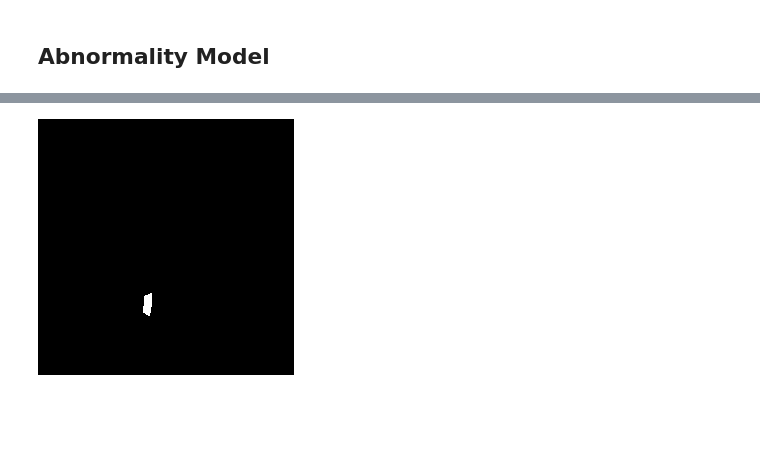
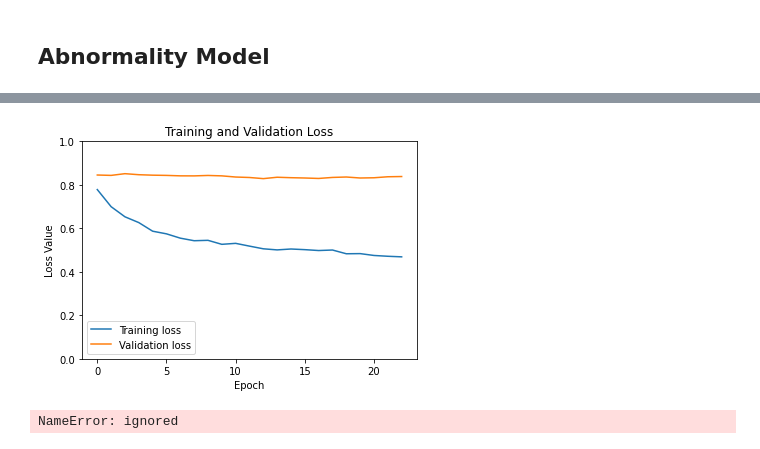
Before and after one commit to dmunger27/dental-xray-segmentation, a Jupyter notebook: Model_Training.ipynb, the cells around one changed output, grey strips where cells are left out. Drawn from its saved outputs; the diff is of its cells as text; code cells hidden in the pictures; blank space fills up the shorter version.

```diff
--- a/Model_Training.ipynb
+++ b/Model_Training.ipynb
@@ -318,20 +308,17 @@ model_ab = unet_model(0.1)
 # %%
-# Compile and train the model for tooth detection
+base.trainable = True
 #keras.backend.clear_session()
-base.trainable = True
-opt = keras.optimizers.Nadam(learning_rate=0.001)
-model_ab.compile(optimizer=opt, loss=focal_tversky_loss, metrics=[keras.metrics.Precision(), keras.metrics.Recall(), keras.metrics.MeanIoU(num_classes=2)])
 # Save best model
 callback = [
     keras.callbacks.ModelCheckpoint("abnormality_segmentation.keras",
                                     save_best_only=True),
     keras.callbacks.EarlyStopping(monitor="val_loss",
-                                  patience=20)
-
+                                  patience=10)
 ]
-
-# Fit the model
-ab_model = model_ab.fit(sub_train_orig, tf.cast(train_ab, 'float32'),
+opt = keras.optimizers.Adam(learning_rate=0.00001)
+model.compile(optimizer=opt, loss=focal_tversky_loss, metrics=[keras.metrics.Precision(), keras.metrics.Recall(), keras.metrics.MeanIoU(num_classes=2)])
+# Fit the model on the abnormality data
+abnormality_model = model.fit(sub_train_orig, tf.cast(train_ab, 'float32'),
                         epochs=64,
                         batch_size=32,
                         callbacks=callback,
@@ -343,4 +326,22 @@ array_to_img(model_ab.predict(sub_val_orig)[2])
-# %%
-array_to_img(val_ab[2])
-# %% [output]
-[figure, removed]
+# %%
+# Plot the loss of the model
+loss = abnormality_model.history['loss']
+val_loss = abnormality_model.history['val_loss']
+
+plt.figure()
+plt.plot(abnormality_model.epoch, loss, label='Training loss')
+plt.plot(abnormality_model.epoch, val_loss, label='Validation loss')
+plt.title('Training and Validation Loss')
+plt.xlabel('Epoch')
+plt.ylabel('Loss Value')
+plt.ylim([0, 1])
+plt.legend()
+plt.show()
+# %% [output]
+[figure, added]
+# %%
+# Evaluate model performance on the test set after loading the model
+abnormality_model = keras.models.load_model('abnormality_segmentation.keras', custom_objects={'focal_tversky_loss': focal_tversky_loss})
+test_abnormality_model = abnormality_model.evaluate(sub_test_orig, tf.cast(test_ab, 'float32'))
+# %% [output]
+NameError: ignored
```
Also changed, not shown: parts of 15 cells of this notebook.
